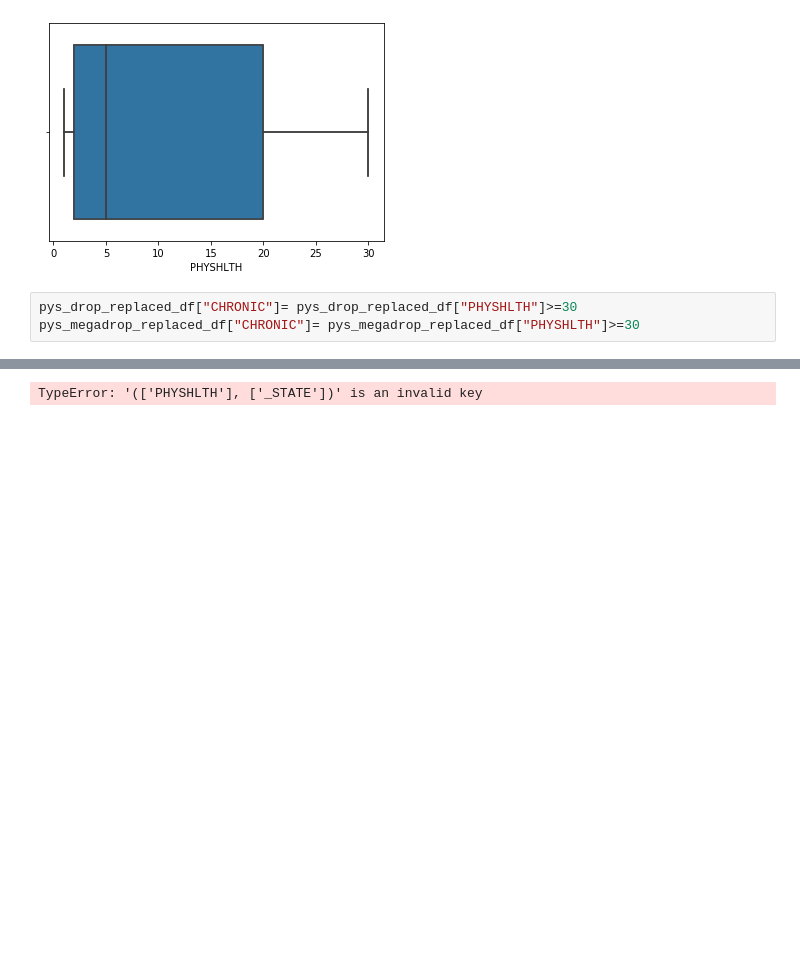
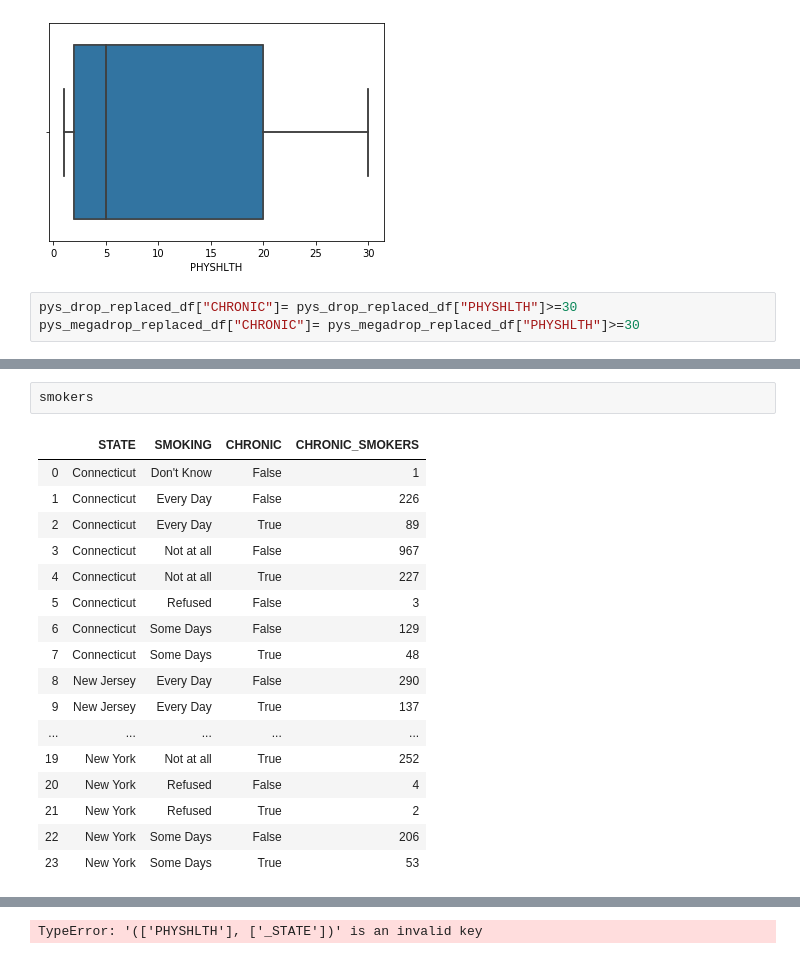
Before and after one commit to coreyryanhanson/nyc-mhtn-ds-010620-lectures, a Jupyter notebook: week_2/case_study/case.ipynb, the cells around one changed output, grey strips where cells are left out. Cells and saved outputs as stored; diff of their text form; blank space fills up the shorter version.

```diff
--- a/week_2/case_study/case.ipynb
+++ b/week_2/case_study/case.ipynb
@@ -169,0 +166,20 @@ True
+# %%
+smokers
+# %% [output]
+|  | STATE | SMOKING | CHRONIC | CHRONIC_SMOKERS |
+| 0 | Connecticut | Don't Know | False | 1 |
+| 1 | Connecticut | Every Day | False | 226 |
+| 2 | Connecticut | Every Day | True | 89 |
+| 3 | Connecticut | Not at all | False | 967 |
+| 4 | Connecticut | Not at all | True | 227 |
+| 5 | Connecticut | Refused | False | 3 |
+| 6 | Connecticut | Some Days | False | 129 |
+| 7 | Connecticut | Some Days | True | 48 |
+| 8 | New Jersey | Every Day | False | 290 |
+| 9 | New Jersey | Every Day | True | 137 |
+| ... | ... | ... | ... | ... |
+| 19 | New York | Not at all | True | 252 |
+| 20 | New York | Refused | False | 4 |
+| 21 | New York | Refused | True | 2 |
+| 22 | New York | Some Days | False | 206 |
+| 23 | New York | Some Days | True | 53 |
```
Also changed, not shown: parts of 10 cells of this notebook.
